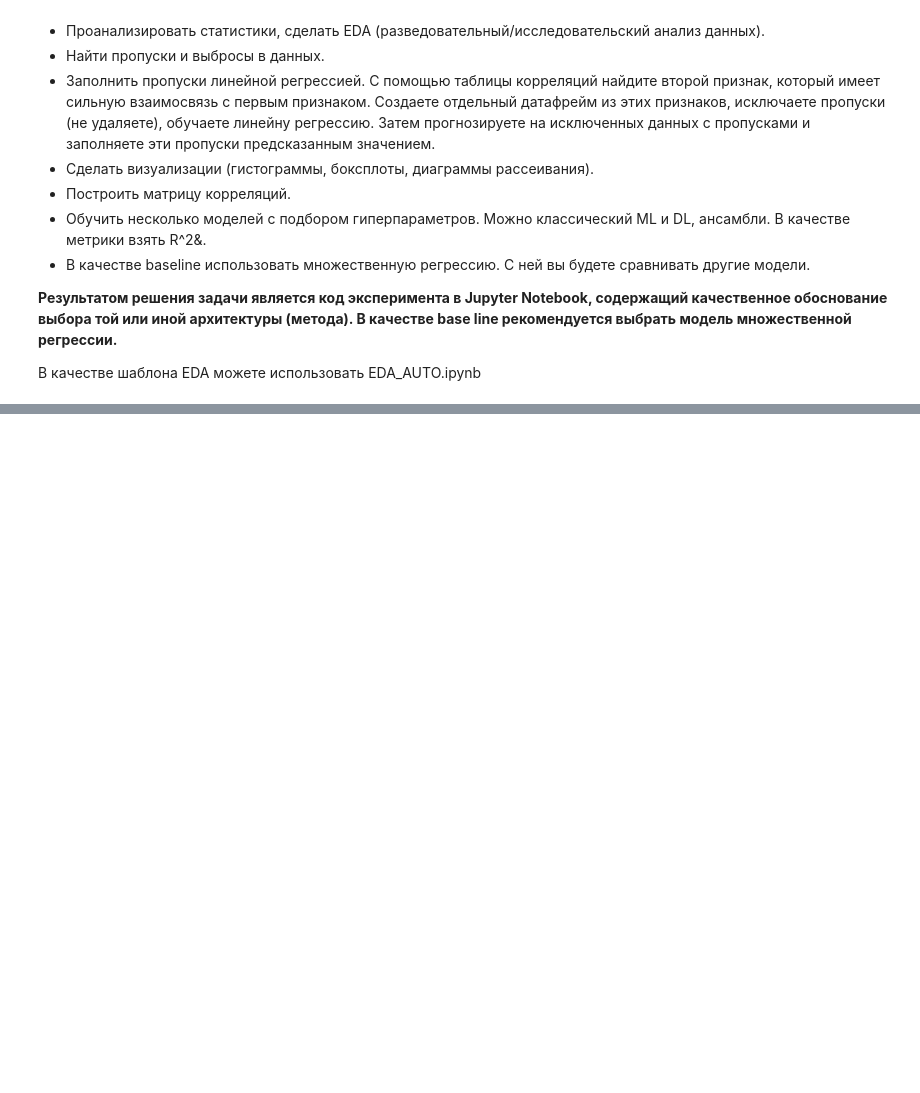
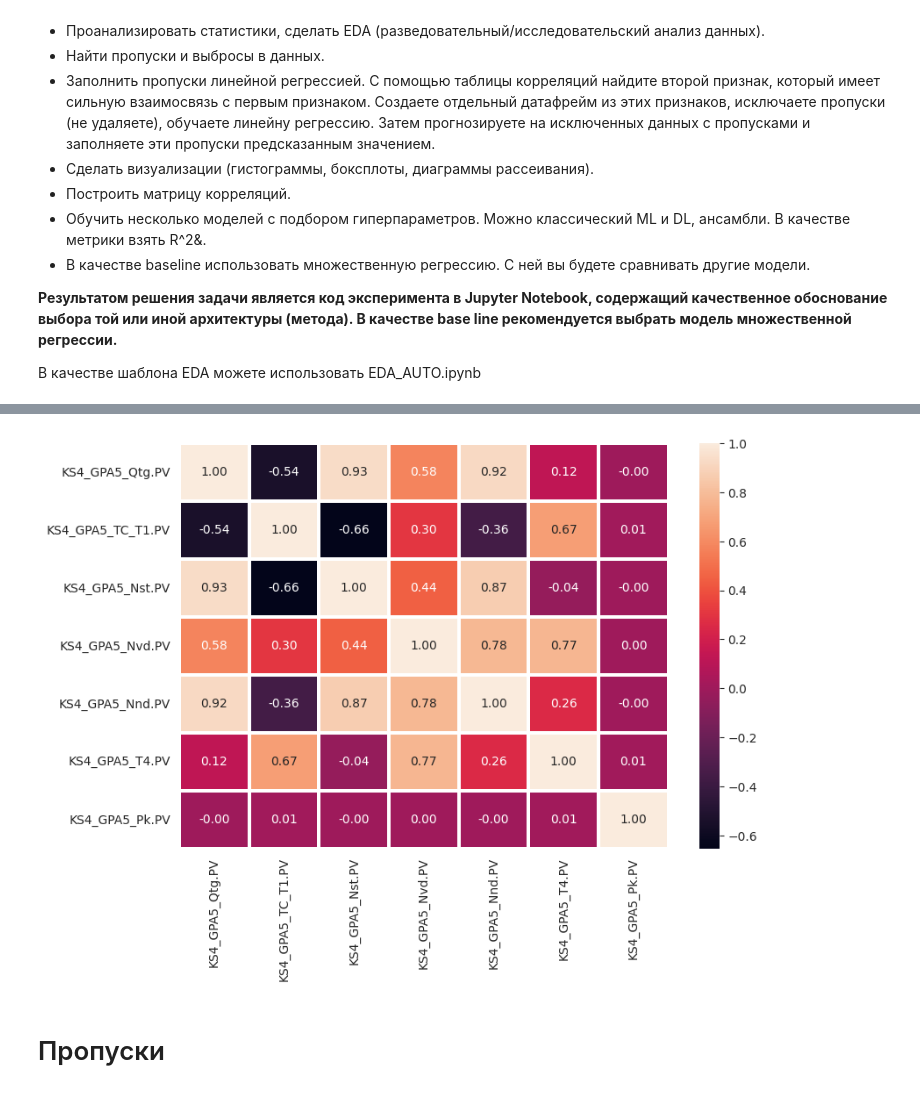
Before and after one commit to ARManakhov/uni_python_setup, a Jupyter notebook: todo/496490/task.ipynb, the cells around one changed output, grey strips where cells are left out. Cells and saved outputs as stored; diff of their text form; code cells hidden in the pictures; blank space fills up the shorter version.

```diff
--- a/todo/496490/task.ipynb
+++ b/todo/496490/task.ipynb
@@ -24,0 +112,4 @@ outputs = ['KS4_GPA5_Nvd.PV', 'KS4_GPA5_Nnd.PV', 'KS4_GPA5_T4.PV', 'KS4_GPA5_Pk.
+# %%
+# корреляция
+corr = df.corr()
+corr
@@ -24,0 +125,9 @@ outputs = ['KS4_GPA5_Nvd.PV', 'KS4_GPA5_Nnd.PV', 'KS4_GPA5_T4.PV', 'KS4_GPA5_Pk.
+# %%
+# таблица корреляций
+f, ax = plt.subplots(figsize=(9, 6))
+sns.heatmap(corr, annot=True, linewidths=1.5, fmt='.2f', ax=ax)
+plt.show()
+# %% [output]
+[figure, added]
+# %% [markdown]
+# Пропуски
```
Also changed, not shown: parts of 18 cells of this notebook.
